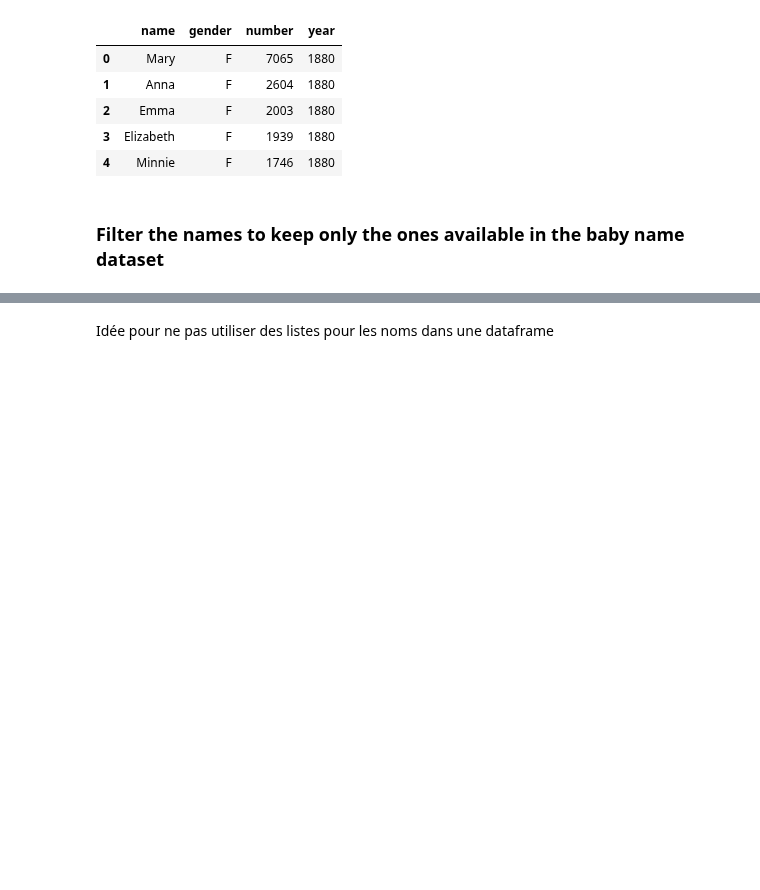
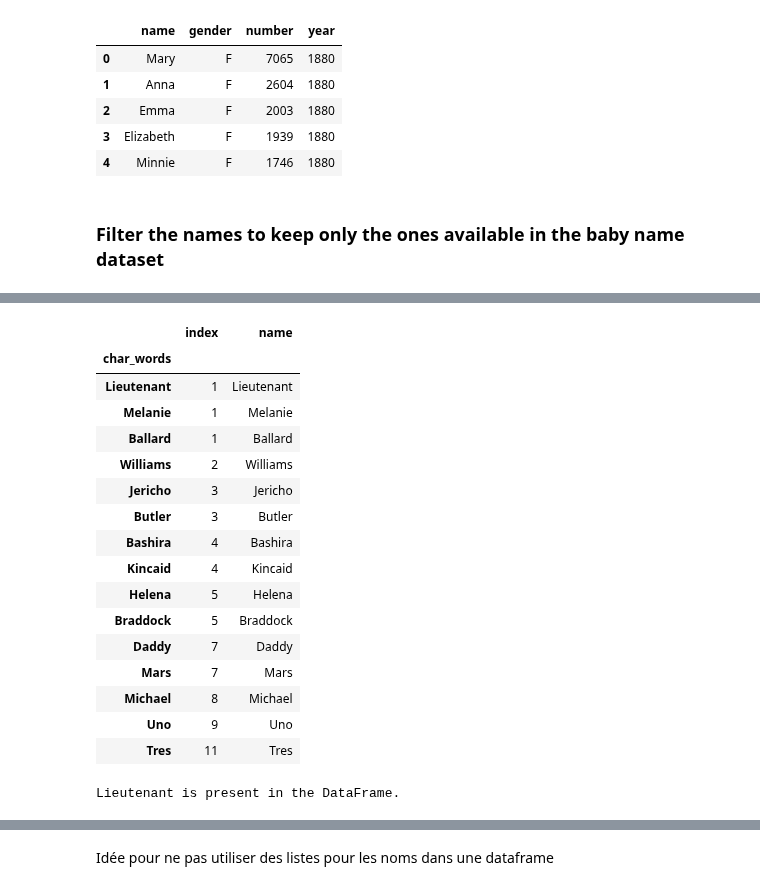
Before and after one commit to epfl-ada/ada-2023-project-abadakor, a Jupyter notebook: data/preprocessing.ipynb, the cells around one changed output, grey strips where cells are left out. Cells and saved outputs as stored; diff of their text form; code cells hidden in the pictures; blank space fills up the shorter version.

```diff
--- a/data/preprocessing.ipynb
+++ b/data/preprocessing.ipynb
@@ -355 +373,35 @@ word_name_filtered_df :
+# %%
+# check for the first movie of the CMU dataset, seems ok
+word_name_filtered_df.loc[975900]
+# %% [output]
+|  | index | name |
+| char_words |  |  |
+| Lieutenant | 1 | Lieutenant |
+| Melanie | 1 | Melanie |
+| Ballard | 1 | Ballard |
+| Williams | 2 | Williams |
+| Jericho | 3 | Jericho |
+| Butler | 3 | Butler |
+| Bashira | 4 | Bashira |
+| Kincaid | 4 | Kincaid |
+| Helena | 5 | Helena |
+| Braddock | 5 | Braddock |
+| Daddy | 7 | Daddy |
+| Mars | 7 | Mars |
+| Michael | 8 | Michael |
+| Uno | 9 | Uno |
+| Tres | 11 | Tres |
+# %%
+# is Lieutenant in the baby name dataset?
+name_to_search = 'Lieutenant'
+
+# Check if the name is present
+is_name_present = name_to_search in baby_name_only_df['name'].values
+
+if is_name_present:
+    print(f"{name_to_search} is present in the DataFrame.")
+else:
+    print(f"{name_to_search} is not present in the DataFrame.")
+# %% [output]
+Lieutenant is present in the DataFrame.
 # %%
```
Also changed, not shown: parts of 18 cells of this notebook.
